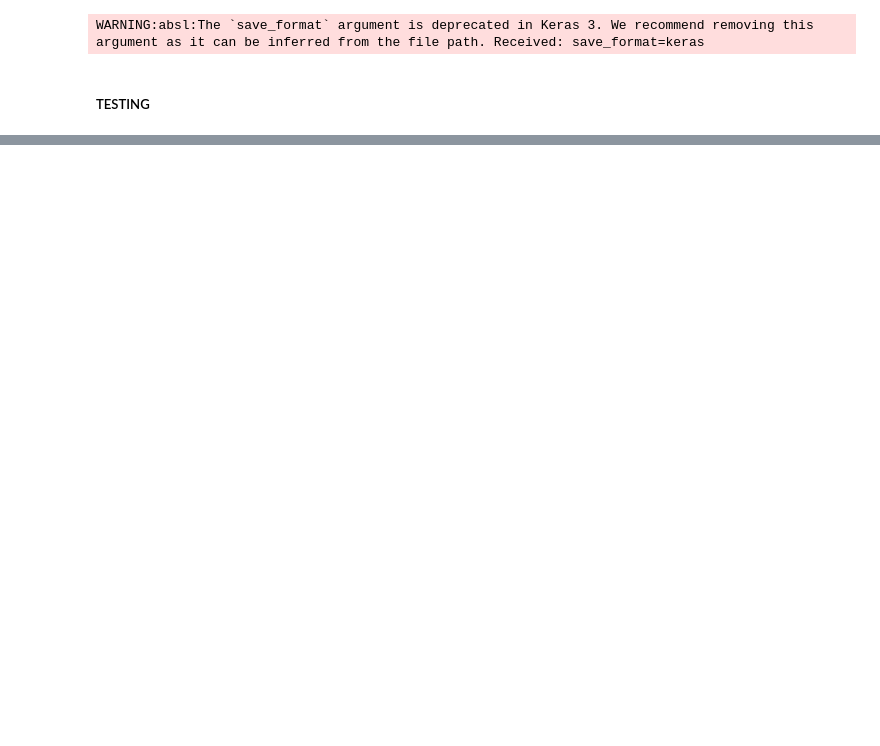
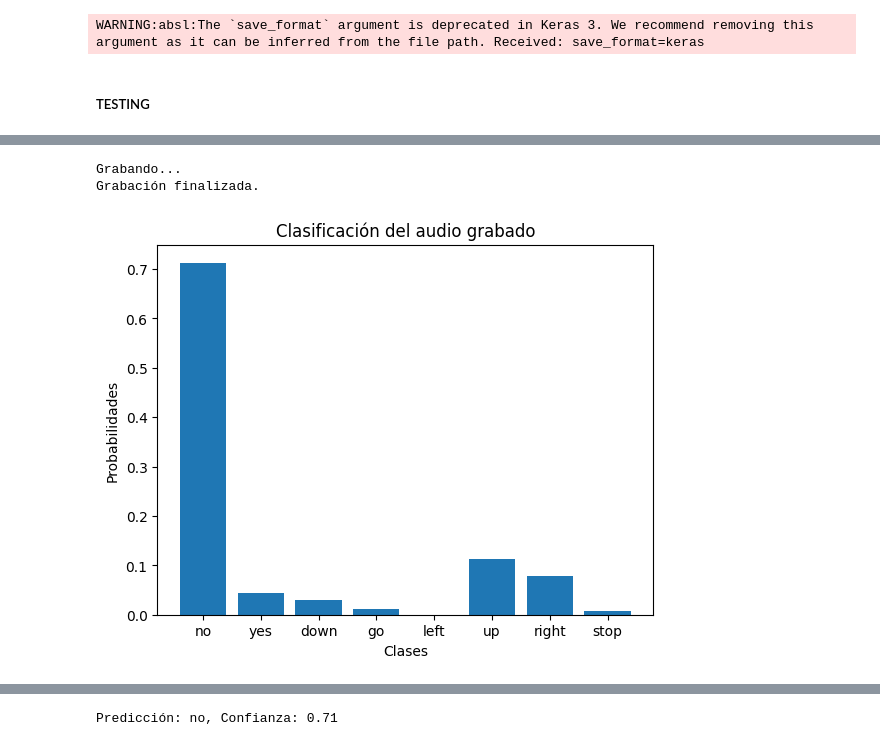
Before and after one commit to mvpinzon/Emotion-Recognition, a Jupyter notebook: 05-Audio_Recognition.ipynb, the cells around one changed output, grey strips where cells are left out. Cells and saved outputs as stored; diff of their text form; code cells hidden in the pictures; blank space fills up the shorter version.

```diff
--- a/05-Audio_Recognition.ipynb
+++ b/05-Audio_Recognition.ipynb
@@ -457,0 +400,79 @@ Predicción: Desconocido, Confianza: 0.56
+# %%
+# Parámetros
+SAMPLE_RATE = 16000  # Frecuencia de muestreo
+DURATION = 2  # Duración de la grabación en segundos
+NUM_CHANNELS = 1  # Mono
+
+# Función para grabar desde el micrófono
+def record_audio(duration=DURATION, sample_rate=SAMPLE_RATE):
+    try:
+        print("Grabando...")
+        audio = sd.rec(int(duration * sample_rate), samplerate=sample_rate, channels=NUM_CHANNELS, dtype='float32')
+        sd.wait()  # Esperar a que termine la grabación
+        print("Grabación finalizada.")
+        return audio[:, 0]  # Retornar solo el canal mono
+    except Exception as e:
+        print(f"Error al grabar audio: {e}")
+        return None
+
+# Función para generar el espectrograma
+def get_spectrogram(waveform):
+    zero_padding = tf.zeros([SAMPLE_RATE * DURATION] - tf.shape(waveform), dtype=tf.float32)
+    waveform = tf.cast(waveform, dtype=tf.float32)
+    waveform = tf.concat([waveform, zero_padding], 0)
+
+    # Generar el espectrograma
+    spectrogram = tf.signal.stft(
+        waveform, frame_length=255, frame_step=128, fft_length=256
+    )
+    spectrogram = tf.abs(spectrogram)
+
+    # Asegurarse de que tenga un único canal
+    spectrogram = tf.expand_dims(spectrogram, axis=-1)  # Añadir dimensión de canal
+    spectrogram = tf.image.resize(spectrogram, [32, 32])  # Redimensionar a 32x32
+
+    return spectrogram
+
+# Cargar el modelo
+try:
+    model = tf.keras.models.load_model("best_model_audio.keras")
+    x_labels = ['no', 'yes', 'down', 'go', 'left', 'up', 'right', 'stop']
+except Exception as e:
+    print(f"Error al cargar el modelo: {e}")
+    exit()
+
+# Grabar audio
+audio_data = record_audio(duration=DURATION, sample_rate=SAMPLE_RATE)
+
+if audio_data is not None:
+    # Convertir a tensor y procesar el espectrograma
+    audio_tensor = tf.convert_to_tensor(audio_data, dtype=tf.float32)
+    audio_tensor = tf.squeeze(audio_tensor)
+    waveform = audio_tensor
+    spectrogram = get_spectrogram(audio_tensor)
+    spectrogram = spectrogram[tf.newaxis, ...]  # Añadir dimensión de batch
+
+    # Realizar la predicción
+    prediction = model(spectrogram)
+    probabilities = tf.nn.softmax(prediction[0]).numpy()
+
+    # Visualizar las probabilidades
+    plt.bar(x_labels, probabilities)
+    plt.title("Clasificación del audio grabado")
+    plt.xlabel("Clases")
+    plt.ylabel("Probabilidades")
+    plt.show()
+
+    # Mostrar y reproducir el audio grabado
+    display.display(display.Audio(waveform.numpy(), rate=SAMPLE_RATE))
+
+    # Mostrar la predicción principal
+    predicted_class = x_labels[np.argmax(probabilities)]
+    confidence = np.max(probabilities)
+    print(f"Predicción: {predicted_class}, Confianza: {confidence:.2f}")
+else:
+    print("No se pudo grabar audio.")
+# %% [output]
+Grabando...
+Grabación finalizada.
+[figure, added]
@@ -457,0 +480 @@ Predicción: Desconocido, Confianza: 0.56
+Predicción: no, Confianza: 0.71
```
Also changed, not shown: parts of 12 cells of this notebook.
